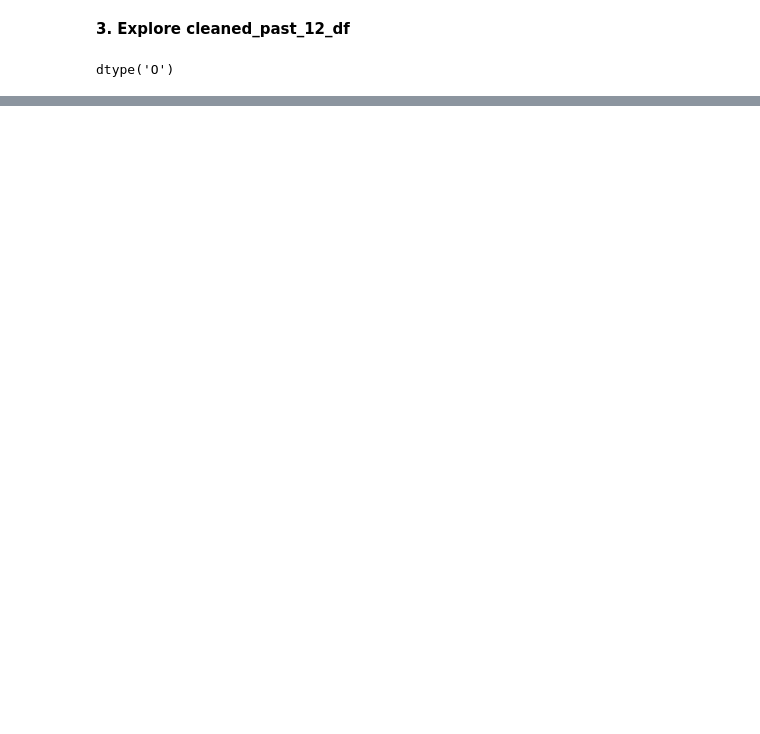
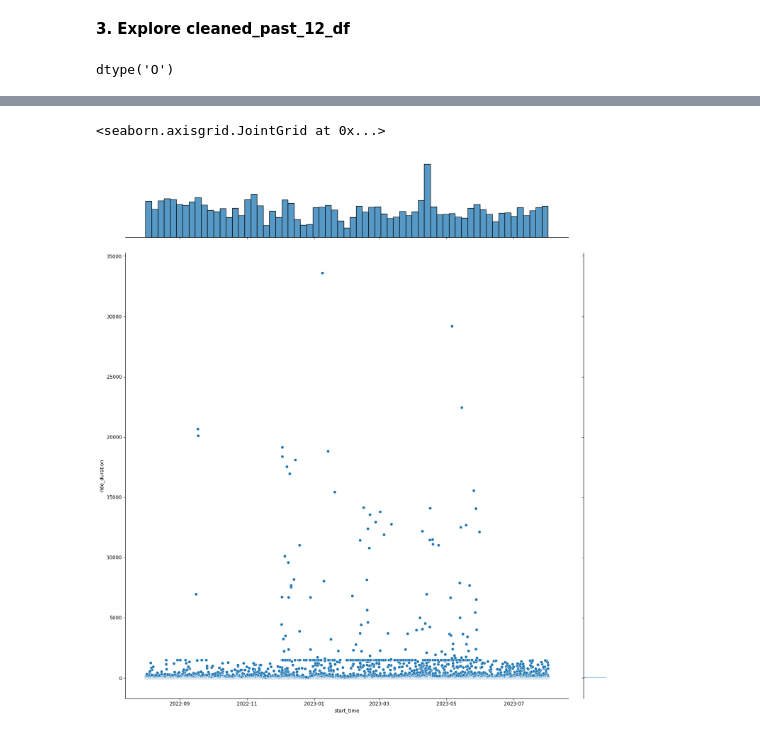
Before and after one commit to rinagobo/colab_notebooks, a Jupyter notebook: Case1.ipynb, the cells around one changed output, grey strips where cells are left out. Drawn from its saved outputs; the diff is of its cells as text; code cells hidden in the pictures; blank space fills up the shorter version.

```diff
--- a/Case1.ipynb
+++ b/Case1.ipynb
@@ -357,0 +352,3 @@ Name: ride_length, Length: 662685, dtype: timedelta64[ns]>
+# %%
+temp_only_df = cleaned_past_12_df[(cleaned_past_12_df['user_type'] == 'casual')]
+temp_only_df # shape (279927, 6)
@@ -357,0 +380,6 @@ Name: ride_length, Length: 662685, dtype: timedelta64[ns]>
+# %%
+## scatter plot for temp_only_df
+sns.jointplot(data=temp_only_df,x="start_time",y="ride_duration",height=16)
+# %% [output]
+<seaborn.axisgrid.JointGrid at 0x...>
+[figure, added]
```
Also changed, not shown: parts of 27 cells of this notebook.
